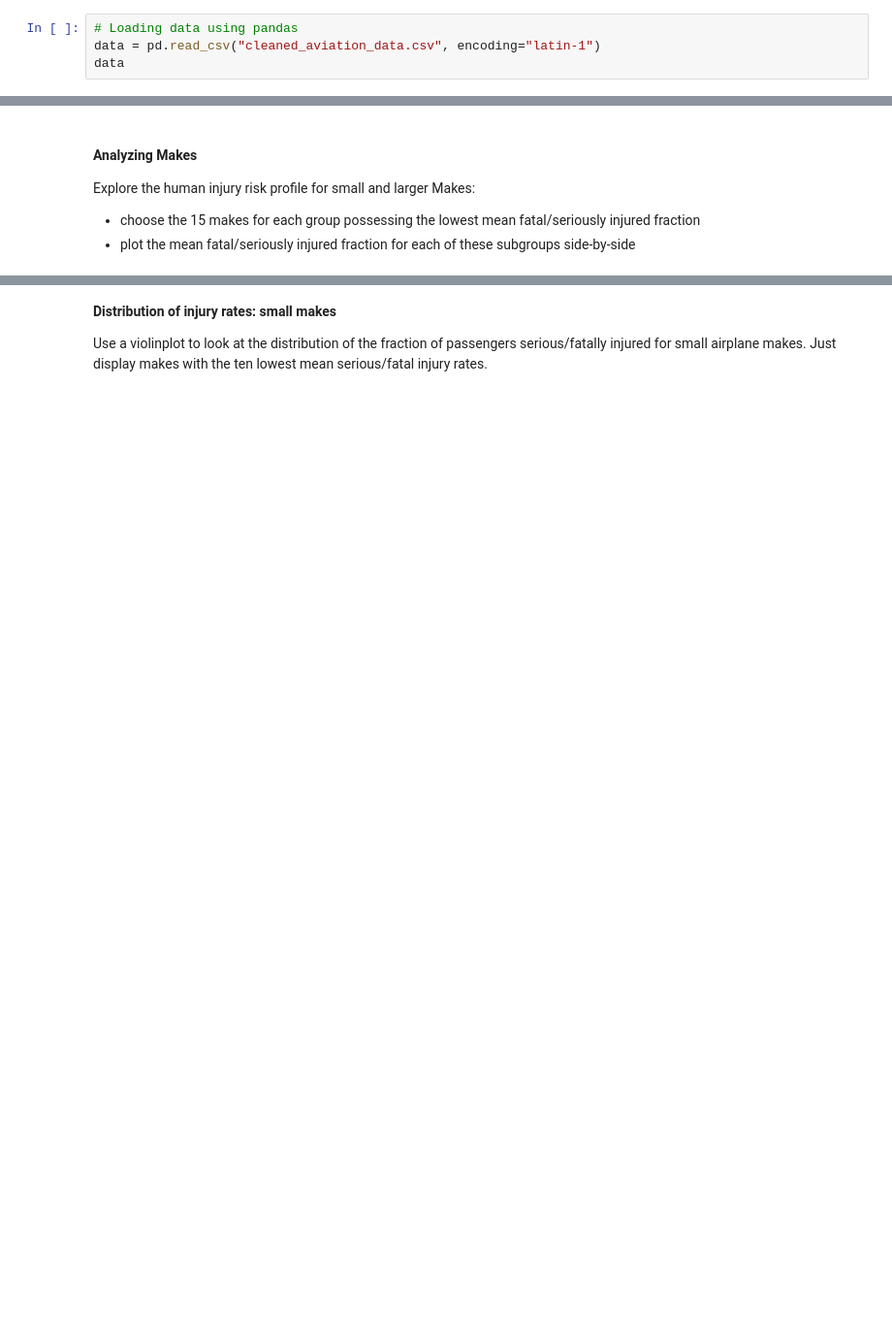
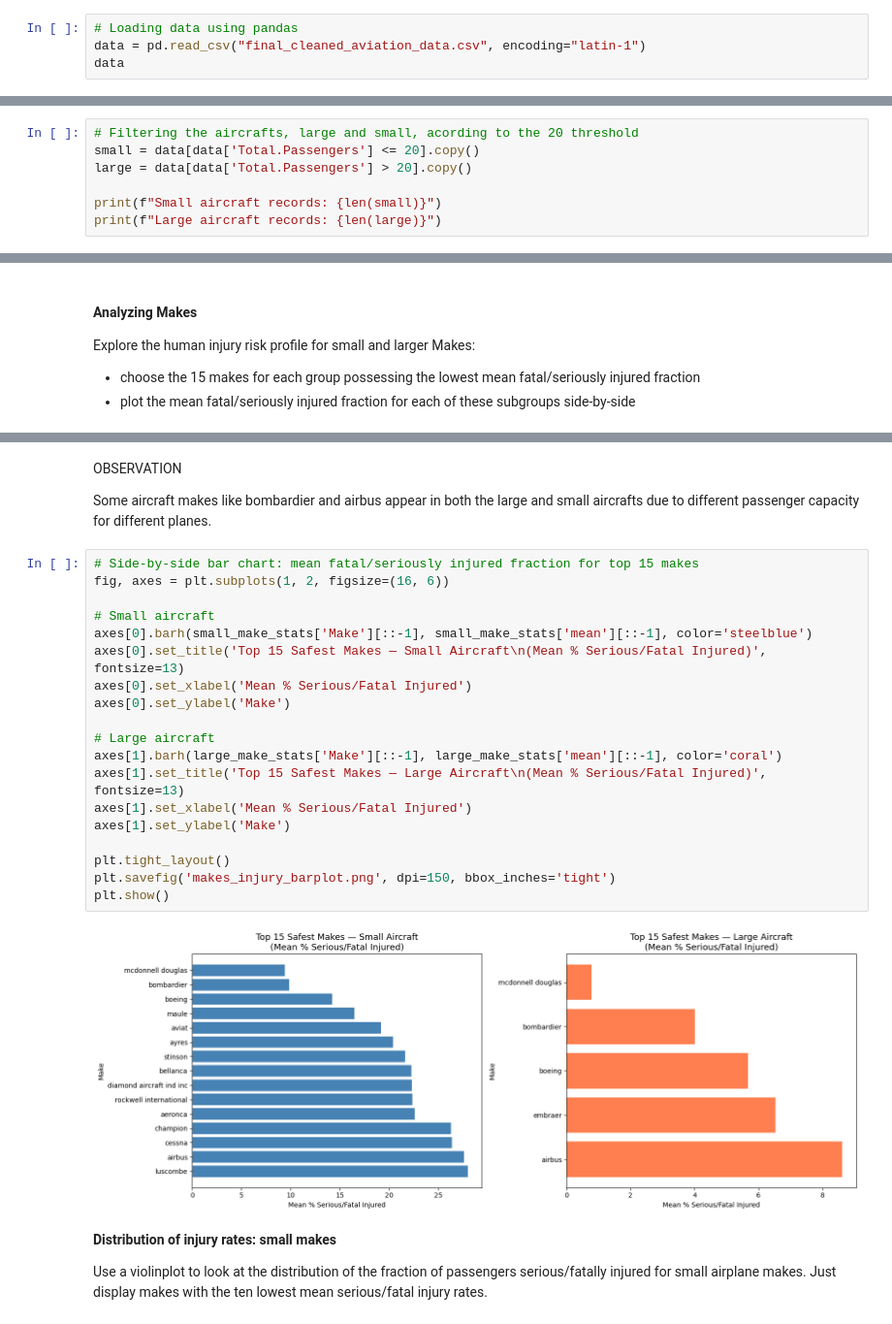
Before and after one commit to Ke-ira/dsc-course0-m8-lab, a Jupyter notebook: Aviation_Accidents_Data_Analysis.ipynb, the cells around one changed output, grey strips where cells are left out. Shown at 97% size. Cells and saved outputs as stored; diff of their text form; blank space fills up the shorter version.

```diff
--- a/Aviation_Accidents_Data_Analysis.ipynb
+++ b/Aviation_Accidents_Data_Analysis.ipynb
@@ -23,7 +25,7 @@ import seaborn as sns
 - Load in the cleaned data
 # %%
 # Loading data using pandas
-data = pd.read_csv("cleaned_aviation_data.csv", encoding="latin-1")
+data = pd.read_csv("final_cleaned_aviation_data.csv", encoding="latin-1")
 data
 # %% [output]
 |  | Event.Id | Investigation.Type | Accident.Number | Event.Date | Location | Country | Injury.Severity | ... |
@@ -42,3 +44,10 @@ data
 # %% [markdown]
 ## Explore safety metrics across models/makes
 - Remember that the client is interested in separate recommendations for smaller airplanes and larger airplanes. Choose a passenger threshold of 20 and separate the plane types.
+# %%
+# Filtering the aircrafts, large and small, acording to the 20 threshold
+small = data[data['Total.Passengers'] <= 20].copy()
+large = data[data['Total.Passengers'] > 20].copy()
+
+print(f"Small aircraft records: {len(small)}")
+print(f"Large aircraft records: {len(large)}")
@@ -51,3 +108,28 @@ Explore the human injury risk profile for small and larger Makes:
+# %% [markdown]
+OBSERVATION
+
+Some aircraft makes like bombardier and airbus appear in both the large and small aircrafts due to different passenger capacity for different planes.
+# %%
+# Side-by-side bar chart: mean fatal/seriously injured fraction for top 15 makes
+fig, axes = plt.subplots(1, 2, figsize=(16, 6))
+
+# Small aircraft
+axes[0].barh(small_make_stats['Make'][::-1], small_make_stats['mean'][::-1], color='steelblue')
+axes[0].set_title('Top 15 Safest Makes — Small Aircraft\n(Mean % Serious/Fatal Injured)', fontsize=13)
+axes[0].set_xlabel('Mean % Serious/Fatal Injured')
+axes[0].set_ylabel('Make')
+
+# Large aircraft
+axes[1].barh(large_make_stats['Make'][::-1], large_make_stats['mean'][::-1], color='coral')
+axes[1].set_title('Top 15 Safest Makes — Large Aircraft\n(Mean % Serious/Fatal Injured)', fontsize=13)
+axes[1].set_xlabel('Mean % Serious/Fatal Injured')
+axes[1].set_ylabel('Make')
+
+plt.tight_layout()
+plt.savefig('makes_injury_barplot.png', dpi=150, bbox_inches='tight')
+plt.show()
+# %% [output]
+[figure, added]
 # %% [markdown]
 **Distribution of injury rates: small makes**
 
```
Also changed, not shown: parts of 20 cells of this notebook.
